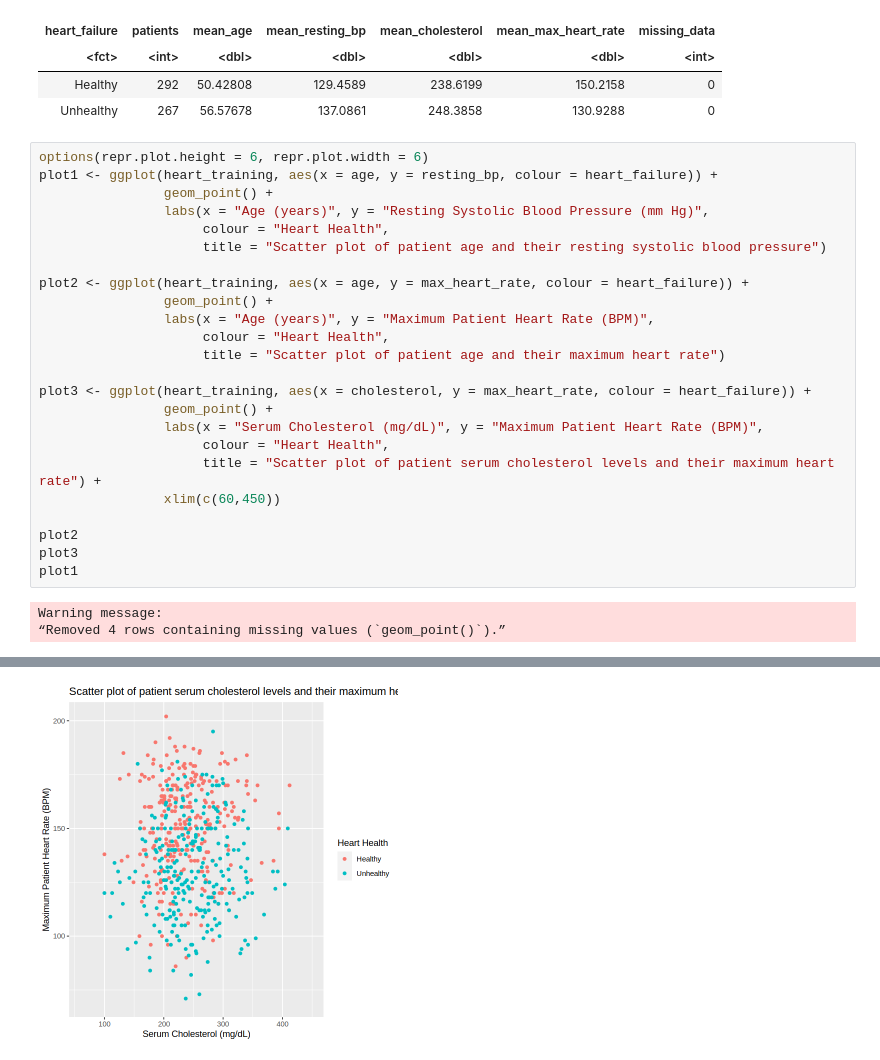
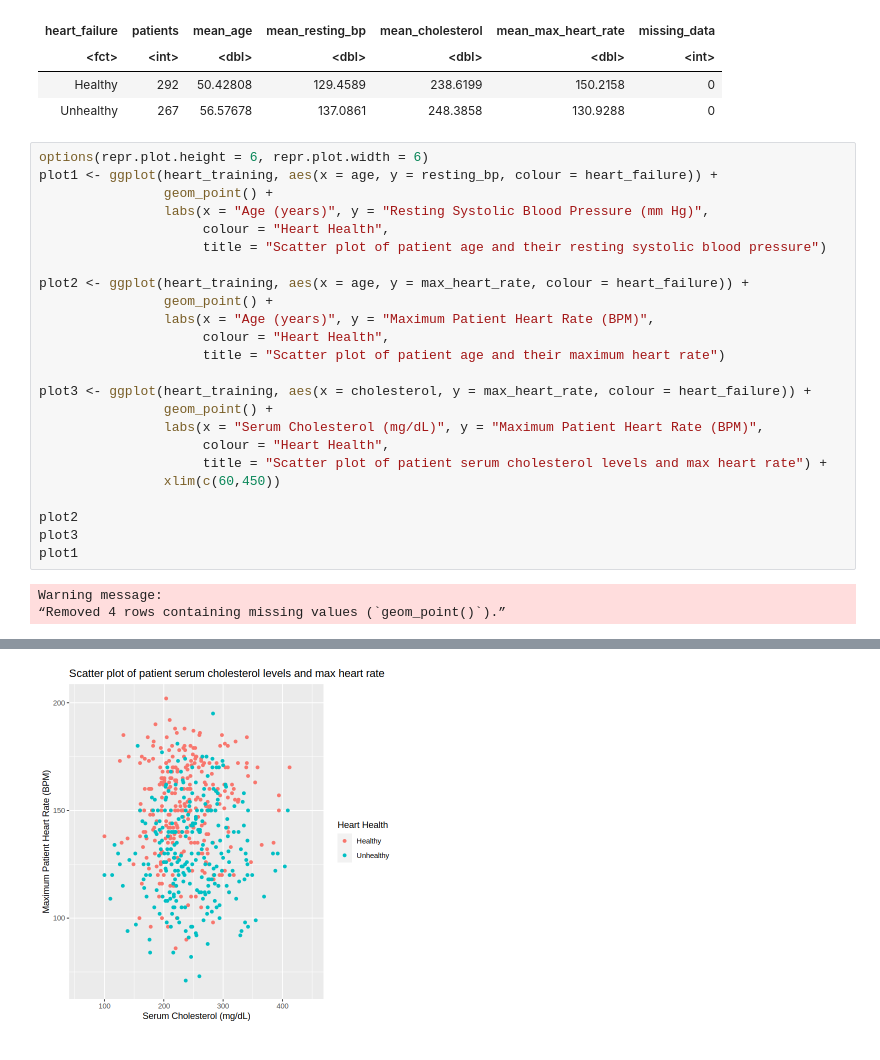
Before and after one commit to hamin2006/Group_Project_7, a Jupyter notebook: project_proposal_group7.ipynb, the cells around one changed output, grey strips where cells are left out. Cells and saved outputs as stored; diff of their text form.

```diff
--- a/project_proposal_group7.ipynb
+++ b/project_proposal_group7.ipynb
@@ -78,32 +78,32 @@ A tibble: 2 × 7
 # %%
 options(repr.plot.height = 6, repr.plot.width = 6)
 plot1 <- ggplot(heart_training, aes(x = age, y = resting_bp, colour = heart_failure)) +
                 geom_point() +
                 labs(x = "Age (years)", y = "Resting Systolic Blood Pressure (mm Hg)",
                      colour = "Heart Health",
                      title = "Scatter plot of patient age and their resting systolic blood pressure")
 
 plot2 <- ggplot(heart_training, aes(x = age, y = max_heart_rate, colour = heart_failure)) +
                 geom_point() +
                 labs(x = "Age (years)", y = "Maximum Patient Heart Rate (BPM)",
                      colour = "Heart Health",
                      title = "Scatter plot of patient age and their maximum heart rate")
 
 plot3 <- ggplot(heart_training, aes(x = cholesterol, y = max_heart_rate, colour = heart_failure)) +
                 geom_point() +
                 labs(x = "Serum Cholesterol (mg/dL)", y = "Maximum Patient Heart Rate (BPM)",
                      colour = "Heart Health",
-                     title = "Scatter plot of patient serum cholesterol levels and their maximum heart rate") +
+                     title = "Scatter plot of patient serum cholesterol levels and max heart rate") +
                 xlim(c(60,450))
 
 plot2
 plot3
 plot1
 # %% [output]
 Warning message:
 “Removed 4 rows containing missing values (`geom_point()`).”
 [figure]
-[figure, old version]
+[figure, new version]
 [figure]
 # %% [markdown]
 ### Methods
```
Also changed, not shown: parts of 4 cells of this notebook.
